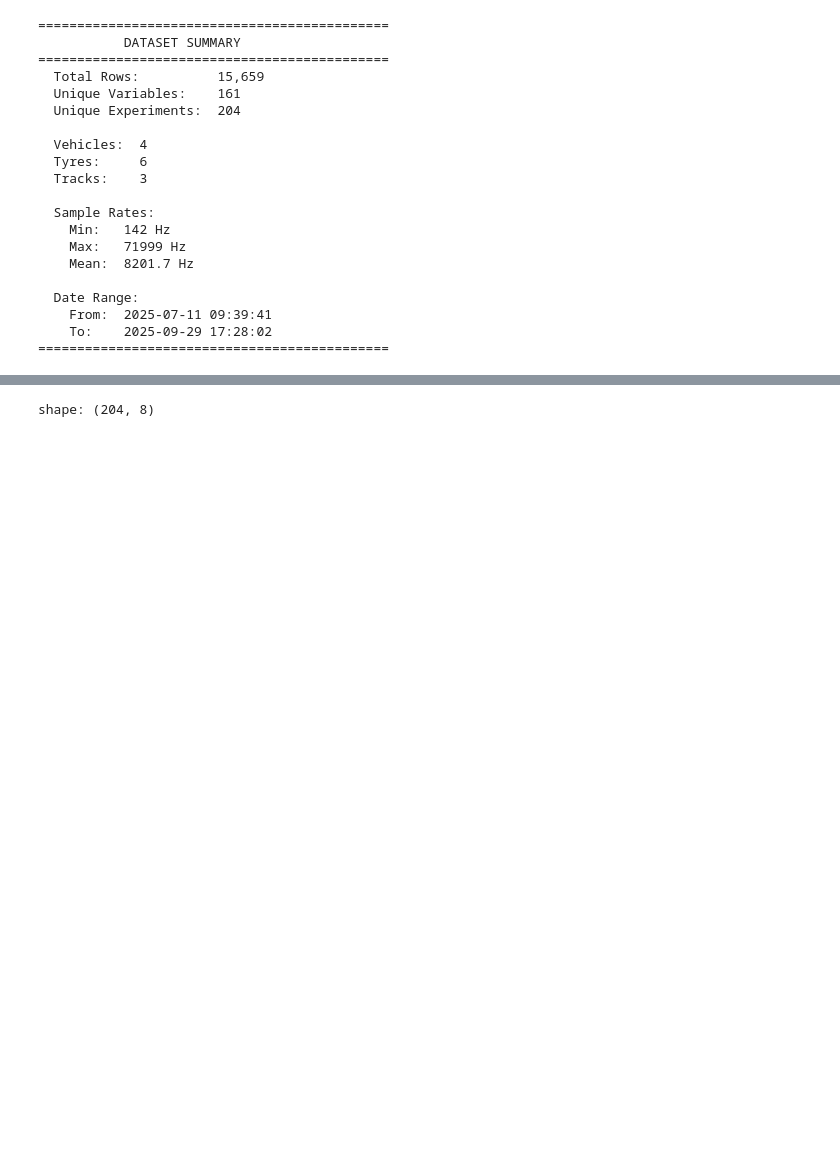
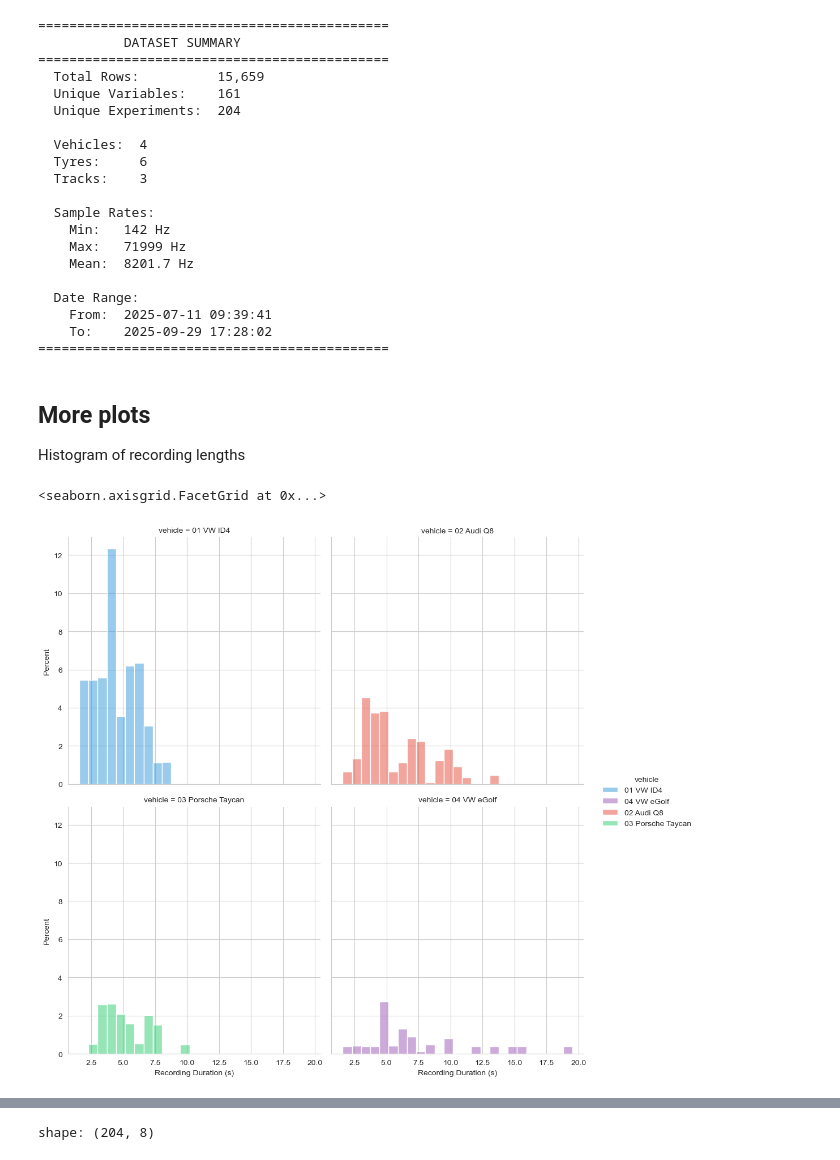
Before and after one commit to m-j-w-f/ROAR, a Jupyter notebook: src/roar/notenbooks/01explore.ipynb, the cells around one changed output, grey strips where cells are left out. Drawn from its saved outputs; the diff is of its cells as text; code cells hidden in the pictures; blank space fills up the shorter version.

```diff
--- a/src/roar/notenbooks/01explore.ipynb
+++ b/src/roar/notenbooks/01explore.ipynb
@@ -514,3 +746,32 @@ print_dataset_summary(files_df_expanded)
     From:  2025-07-11 09:39:41
     To:    2025-09-29 17:28:02
 =============================================
+# %% [markdown]
+## More plots
+Histogram of recording lengths
+# %%
+# Check the distribution of recording lengths (ignoring the ir images)
+recording_lengths_1d = files_df_expanded_clean.filter(
+    pl.col("variable_shape").list.len() == 2
+).with_columns(
+    (pl.col("variable_shape").list.last() / pl.col("sample_rate")).alias("recording_duration_s"),
+)
+# %%
+# Plot histogram of recording durations (seconds) using seaborn (linear scale only)
+fig = sns.displot(
+    data=recording_lengths_1d,
+    x="recording_duration_s",
+    hue="vehicle",
+    col="vehicle",
+    col_wrap=2,
+    palette=VEHICLE_COLORS,
+    kind="hist",
+    kde=False,
+    bins=25,
+    stat="percent",
+    col_order=ALL_VEHICLES,
+)
+fig.set_axis_labels("Recording Duration (s)", None)
+# %% [output]
+<seaborn.axisgrid.FacetGrid at 0x...>
+[figure, added]
```
Also changed, not shown: parts of 15 cells of this notebook.
